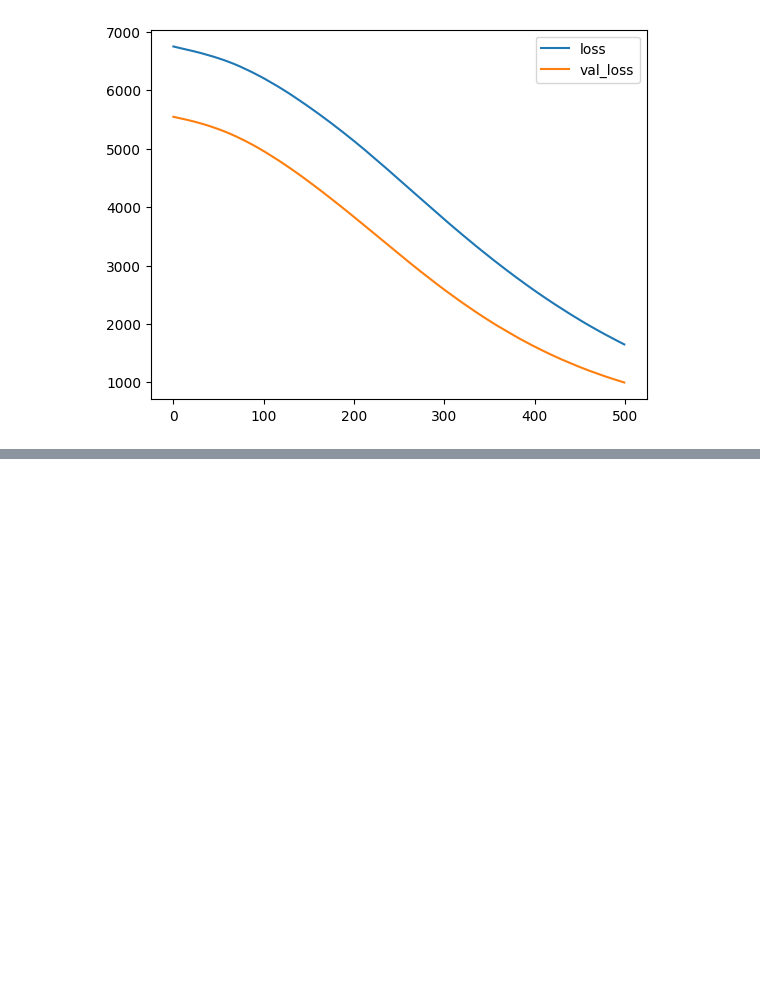
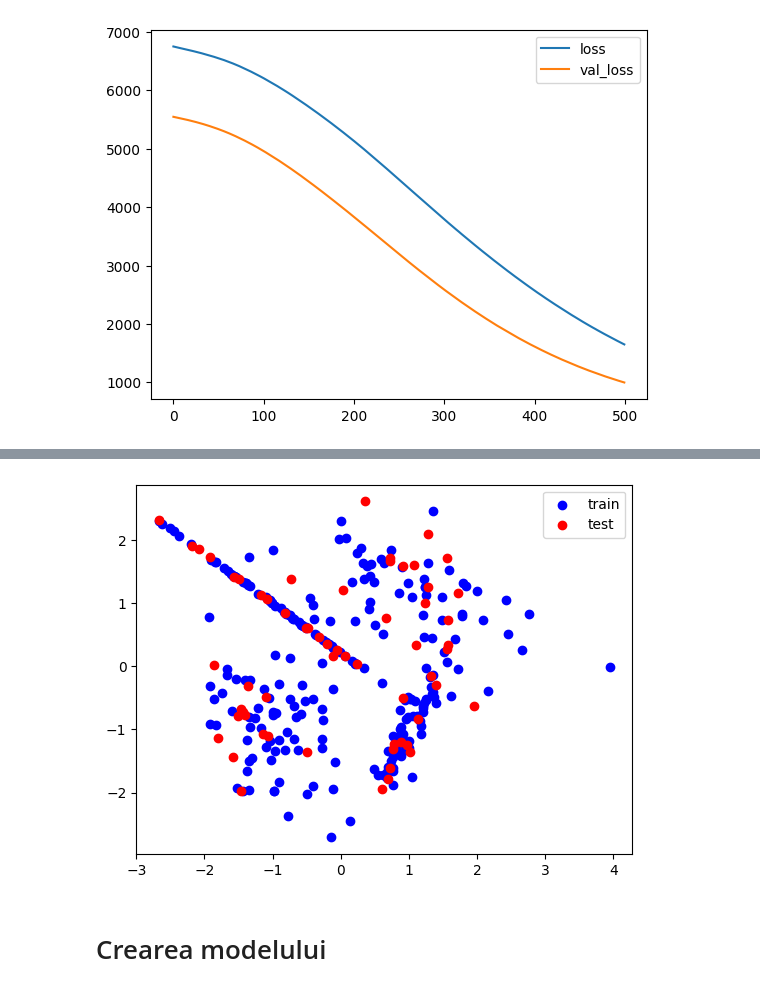
Before and after one commit to sojog/ML-NLP-DP-Bittnet-Iulie-2026, a Jupyter notebook: Ziua6/01_regresie_clasificare_keras.ipynb, the cells around one changed output, grey strips where cells are left out. Cells and saved outputs as stored; diff of their text form; code cells hidden in the pictures; blank space fills up the shorter version.

```diff
--- a/Ziua6/01_regresie_clasificare_keras.ipynb
+++ b/Ziua6/01_regresie_clasificare_keras.ipynb
@@ -225,0 +310,8 @@ plt.legend()
+# %%
+plt.scatter(x_train[:, 0], x_train[:, 1], c="blue", label="train");
+plt.scatter(x_test[:, 0], x_test[:, 1], c="red", label="test");
+plt.legend();
+# %% [output]
+[figure, added]
+# %% [markdown]
+# Crearea modelului
```
Also changed, not shown: parts of 24 cells of this notebook.
